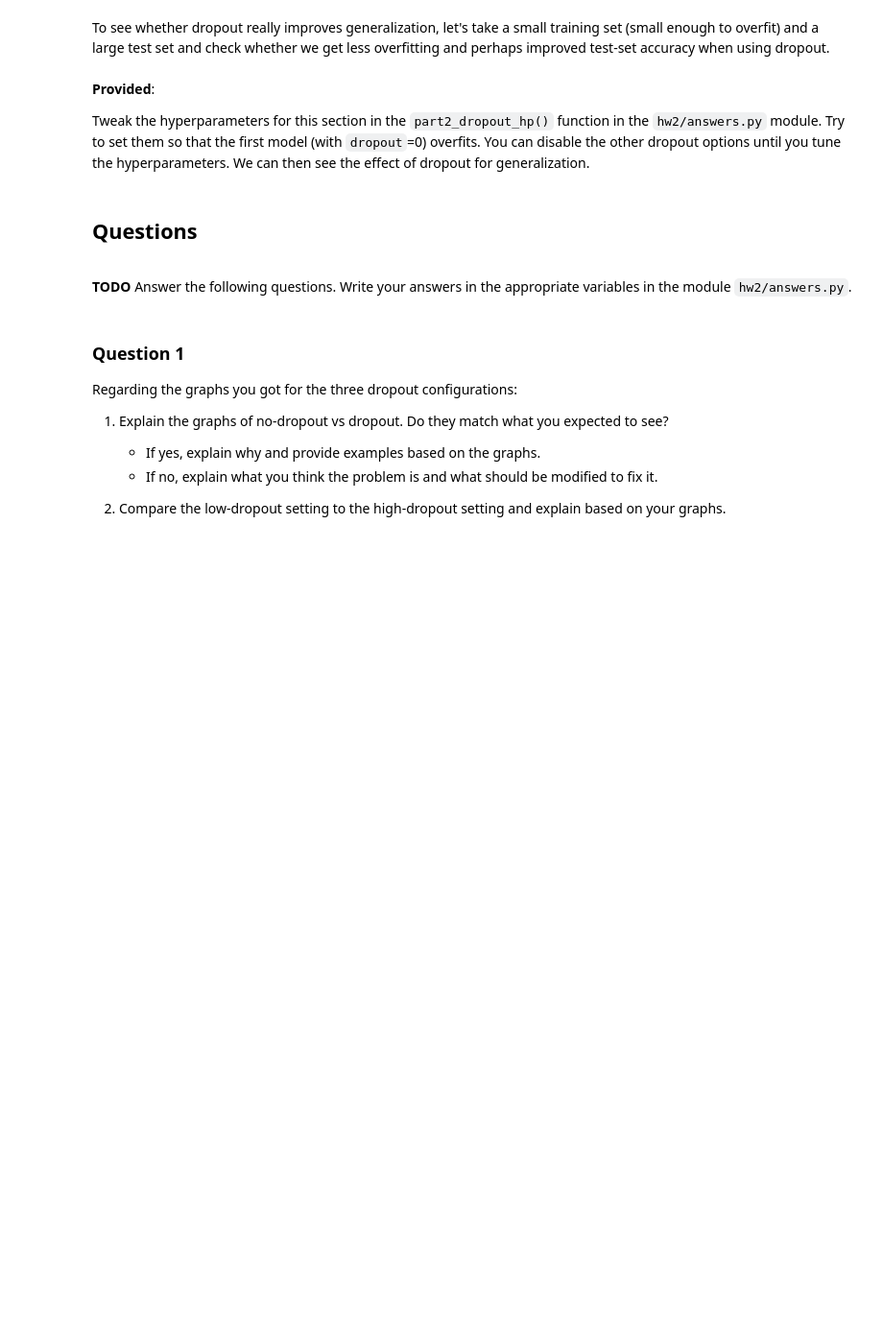
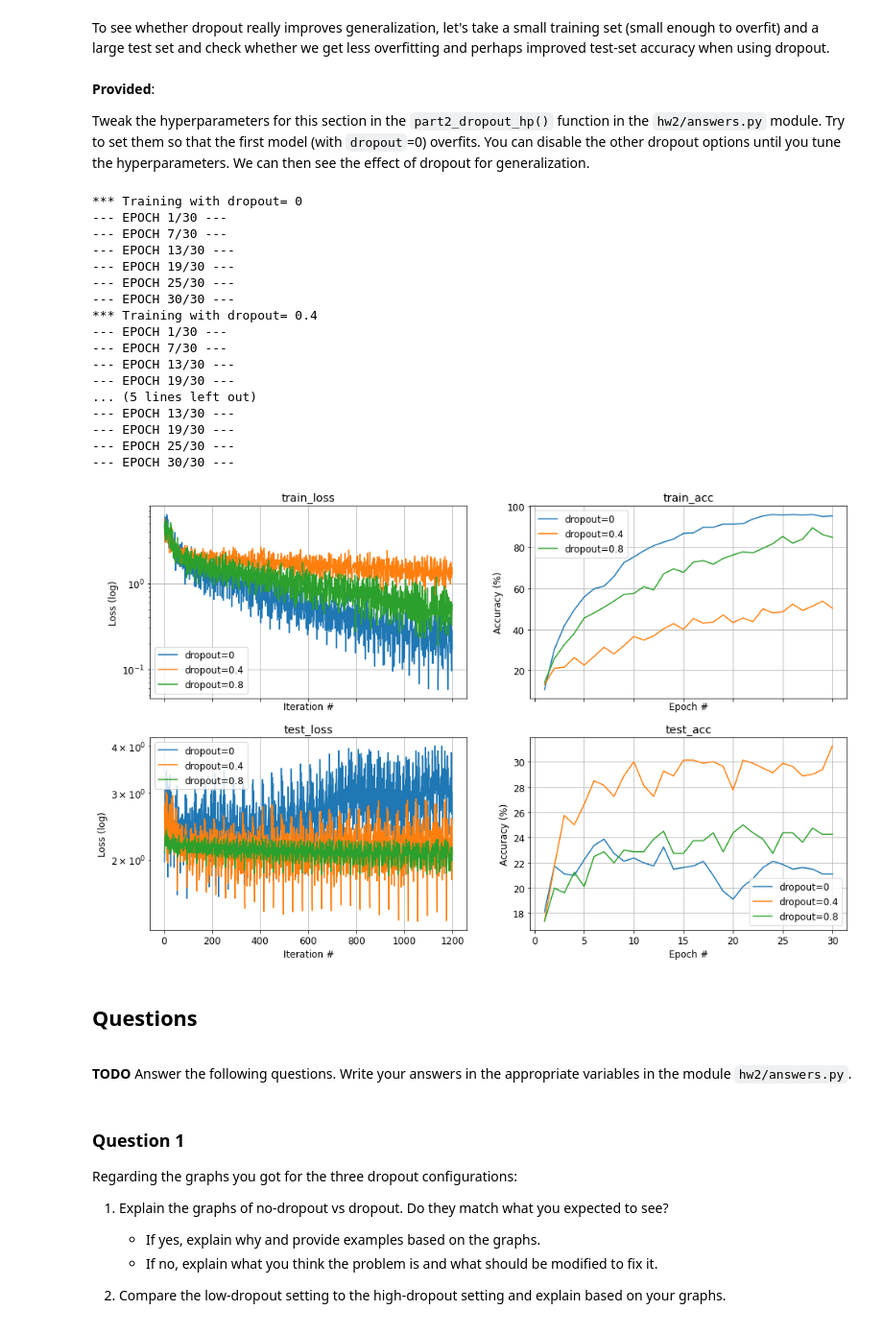
Before and after one commit to bar371/DL_class, a Jupyter notebook: hw2/Part2_Optimization.ipynb, the cells around one changed output. Shown at 96% size. Cells and saved outputs as stored; diff of their text form; code cells hidden in the pictures; blank space fills up the shorter version.

```diff
--- a/hw2/Part2_Optimization.ipynb
+++ b/hw2/Part2_Optimization.ipynb
@@ -408,34 +441,53 @@ To see whether dropout really improves generalization, let's take a small traini
 perhaps improved test-set accuracy when using dropout.
 # %%
 # Define a small set from CIFAR-10, but take a larger test set since we want to test generalization
-# batch_size = 10
-# max_batches = 40
-# in_features = 3*32*32
-# num_classes = 10
-# dl_train = torch.utils.data.DataLoader(ds_train, batch_size, shuffle=False)
-# dl_test = torch.utils.data.DataLoader(ds_test, batch_size*2, shuffle=False)
+batch_size = 10
+max_batches = 40
+in_features = 3*32*32
+num_classes = 10
+dl_train = torch.utils.data.DataLoader(ds_train, batch_size, shuffle=False)
+dl_test = torch.utils.data.DataLoader(ds_test, batch_size*2, shuffle=False)
 # %% [markdown]
 **Provided**:
 
 Tweak the hyperparameters for this section in the `part2_dropout_hp()` function in the `hw2/answers.py` module. Try to set them so that the first model (with `dropout`=0) overfits. You can disable the other dropout options until you tune the hyperparameters. We can then see the effect of dropout for generalization.
 # %%
 # Get hyperparameters
-# hp = answers.part2_dropout_hp()
-# hidden_features = [400] * 1
-# num_epochs = 30
+hp = answers.part2_dropout_hp()
+hidden_features = [400] * 1
+num_epochs = 30
 # %%
-# torch.manual_seed(seed)
-# fig=None
-# #for dropout in [0]:  # Use this for tuning the hyperparms until you overfit
-# for dropout in [0, 0.4, 0.8]:
-#     model = layers.MLP(in_features, num_classes, hidden_features, wstd=hp['wstd'], dropout=dropout)
-#     loss_fn = layers.CrossEntropyLoss()
-#     optimizer = optimizers.MomentumSGD(model.params(), learn_rate=hp['lr'], reg=0)
-#
-#     print('*** Training with dropout=', dropout)
-#     trainer = training.LayerTrainer(model, loss_fn, optimizer)
-#     fit_res_dropout = trainer.fit(dl_train, dl_test, num_epochs, max_batches=max_batches, print_every=6)
-#     fig, axes = plot_fit(fit_res_dropout, fig=fig, legend=f'dropout={dropout}', log_loss=True)
+torch.manual_seed(seed)
+fig=None
+#for dropout in [0]:  # Use this for tuning the hyperparms until you overfit
+for dropout in [0, 0.4, 0.8]:
+    model = layers.MLP(in_features, num_classes, hidden_features, wstd=hp['wstd'], dropout=dropout)
+    loss_fn = layers.CrossEntropyLoss()
+    optimizer = optimizers.MomentumSGD(model.params(), learn_rate=hp['lr'], reg=0)
+
+    print('*** Training with dropout=', dropout)
+    trainer = training.LayerTrainer(model, loss_fn, optimizer)
+    fit_res_dropout = trainer.fit(dl_train, dl_test, num_epochs, max_batches=max_batches, print_every=6)
+    fig, axes = plot_fit(fit_res_dropout, fig=fig, legend=f'dropout={dropout}', log_loss=True)
+# %% [output]
+*** Training with dropout= 0
+--- EPOCH 1/30 ---
+--- EPOCH 7/30 ---
+--- EPOCH 13/30 ---
+--- EPOCH 19/30 ---
+--- EPOCH 25/30 ---
+--- EPOCH 30/30 ---
+*** Training with dropout= 0.4
+--- EPOCH 1/30 ---
+--- EPOCH 7/30 ---
+--- EPOCH 13/30 ---
+--- EPOCH 19/30 ---
+... (5 lines left out)
+--- EPOCH 13/30 ---
+--- EPOCH 19/30 ---
+--- EPOCH 25/30 ---
+--- EPOCH 30/30 ---
+[figure, added]
 # %% [markdown]
 ## Questions
 <a id=part2_7></a>
```
Also changed, not shown: parts of 6 cells of this notebook, 5 other files.
